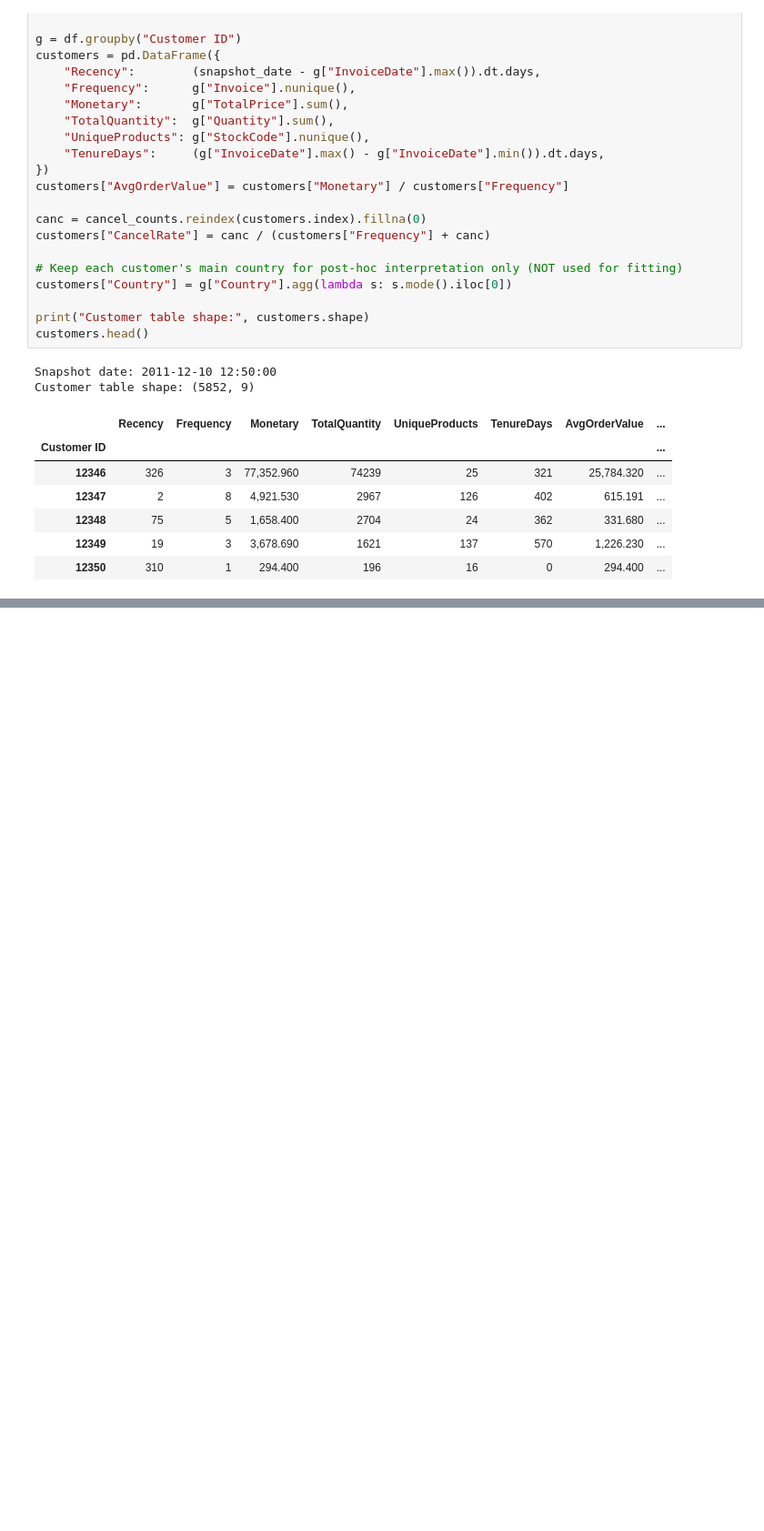
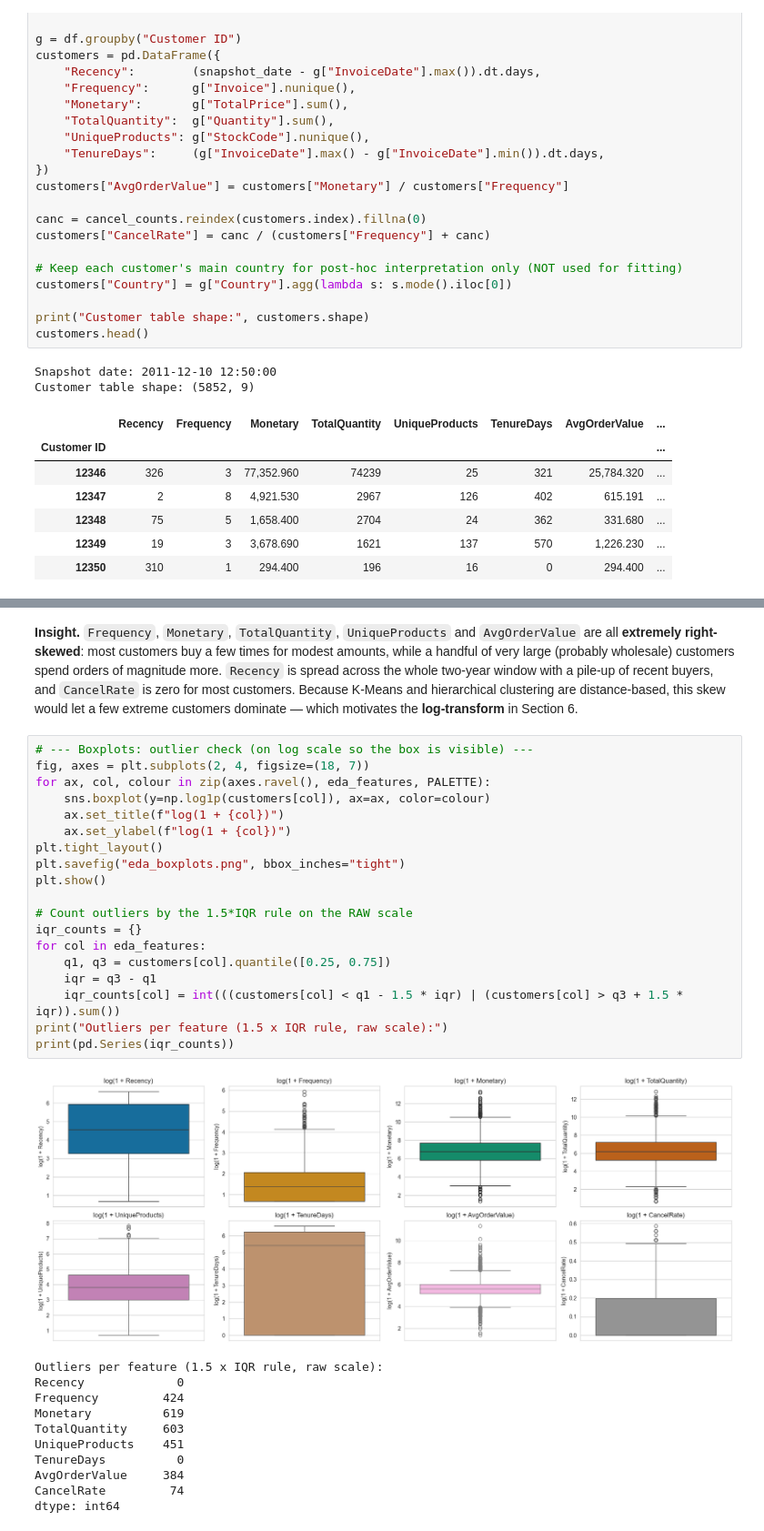
Before and after one commit to pragna100510/ML_Capstone, a Jupyter notebook: clustering/clustering.ipynb, the cells around one changed output, grey strips where cells are left out. Shown at 91% size. Drawn from its saved outputs; the diff is of its cells as text; blank space fills up the shorter version.

Commit message:
Add clustering EDA with insight commentary

```diff
--- a/clustering/clustering.ipynb
+++ b/clustering/clustering.ipynb
@@ -280,0 +319,33 @@ Customer table shape: (5852, 9)
+# %% [markdown]
+**Insight.** `Frequency`, `Monetary`, `TotalQuantity`, `UniqueProducts` and `AvgOrderValue` are all **extremely right-skewed**: most customers buy a few times for modest amounts, while a handful of very large (probably wholesale) customers spend orders of magnitude more. `Recency` is spread across the whole two-year window with a pile-up of recent buyers, and `CancelRate` is zero for most customers. Because K-Means and hierarchical clustering are distance-based, this skew would let a few extreme customers dominate — which motivates the **log-transform** in Section 6.
+# %%
+# --- Boxplots: outlier check (on log scale so the box is visible) ---
+fig, axes = plt.subplots(2, 4, figsize=(18, 7))
+for ax, col, colour in zip(axes.ravel(), eda_features, PALETTE):
+    sns.boxplot(y=np.log1p(customers[col]), ax=ax, color=colour)
+    ax.set_title(f"log(1 + {col})")
+    ax.set_ylabel(f"log(1 + {col})")
+plt.tight_layout()
+plt.savefig("eda_boxplots.png", bbox_inches="tight")
+plt.show()
+
+# Count outliers by the 1.5*IQR rule on the RAW scale
+iqr_counts = {}
+for col in eda_features:
+    q1, q3 = customers[col].quantile([0.25, 0.75])
+    iqr = q3 - q1
+    iqr_counts[col] = int(((customers[col] < q1 - 1.5 * iqr) | (customers[col] > q3 + 1.5 * iqr)).sum())
+print("Outliers per feature (1.5 x IQR rule, raw scale):")
+print(pd.Series(iqr_counts))
+# %% [output]
+[figure, added]
+Outliers per feature (1.5 x IQR rule, raw scale):
+Recency             0
+Frequency         424
+Monetary          619
+TotalQuantity     603
+UniqueProducts    451
+TenureDays          0
+AvgOrderValue     384
+CancelRate         74
+dtype: int64
```
Also changed, not shown: parts of 10 cells of this notebook.
